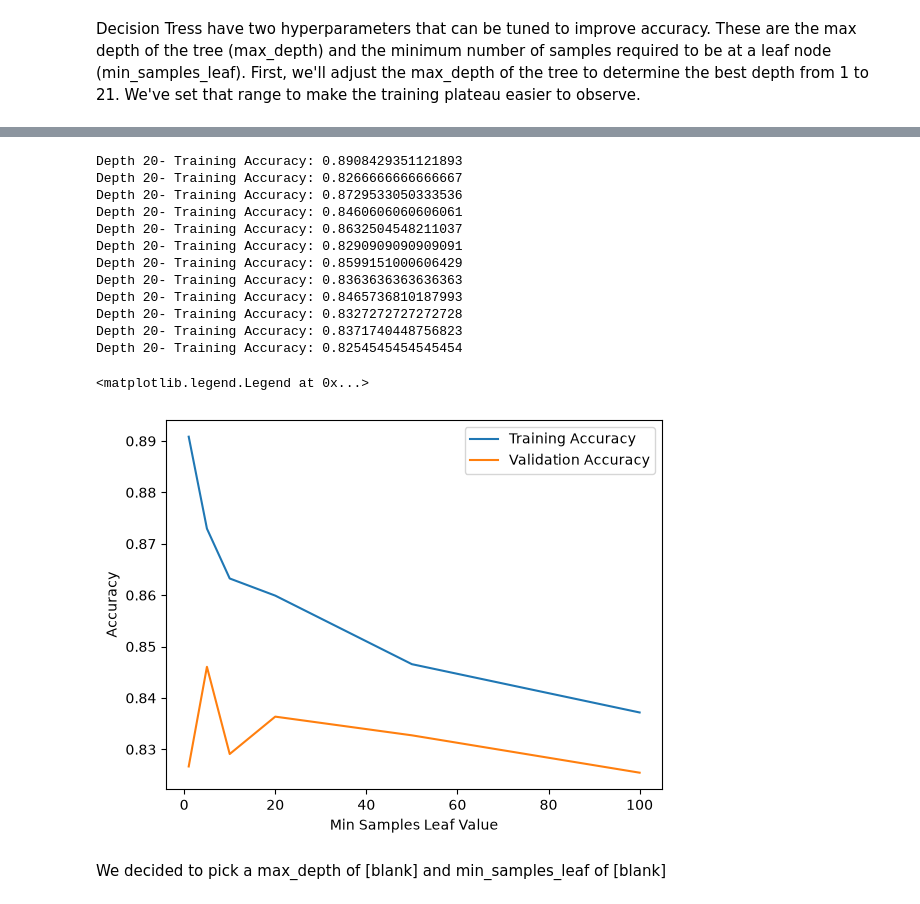
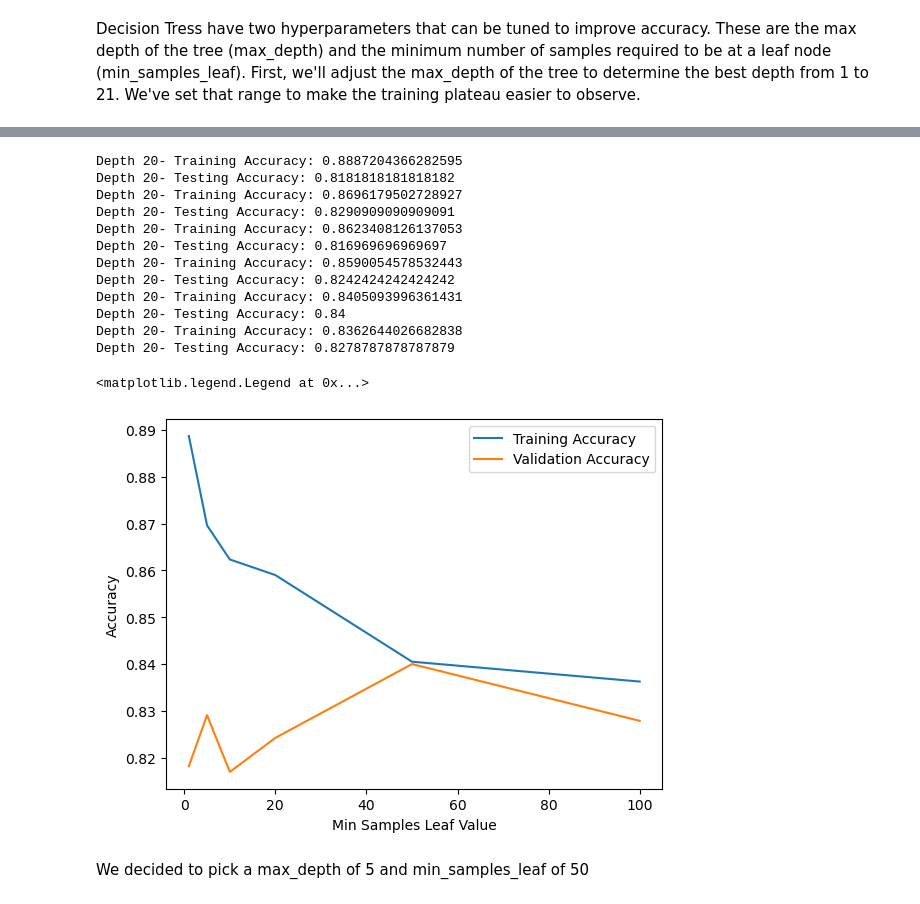
Before and after one commit to CarlosOlvera05/ML-Course-Project, a Jupyter notebook: MLProject.ipynb, the cells around one changed output, grey strips where cells are left out. Drawn from its saved outputs; the diff is of its cells as text; code cells hidden in the pictures.

```diff
--- a/MLProject.ipynb
+++ b/MLProject.ipynb
@@ -360,14 +362,24 @@ videogame_labels = videogame_df['label_highselling']
 videogame_features = videogame_df.drop(columns=['label_highselling','title'])
 
 # We use the 80-20 split to separate our data into training and test sets.
-X_train, X_test, y_train, y_test = train_test_split(videogame_features, videogame_labels, test_size=0.2, train_size=0.8)
+X_train, X_test, y_train, y_test = train_test_split(
+    videogame_features,
+    videogame_labels,
+    test_size=0.2,
+    random_state=42,
+    stratify=videogame_labels
+)
 
 # Verify the number of records in each.
 print("Number of Training Records: " + str(len(X_train)))
 print("Number of Test Records: " + str(len(X_test)))
 
 # We can use the sci-kit learn DecisionTreeClassifier. We can then keep track of its accuracy.
-decision_tree = DecisionTreeClassifier(criterion='entropy', max_depth=10)
+decision_tree = DecisionTreeClassifier(
+    criterion="entropy",
+    max_depth=10,
+    random_state=42
+)
 decision_tree.fit(X_train, y_train)
 
 prediction = decision_tree.predict(X_test)
@@ -384,7 +396,11 @@ training_accuracies = []
 testing_accuracies = []
 
 for depth in range(1, 21):
-    decision_tree = DecisionTreeClassifier(criterion='entropy', max_depth=depth)
+    decision_tree = DecisionTreeClassifier(
+    criterion="entropy",
+    max_depth=depth,
+    random_state=42
+    )
     decision_tree.fit(X_train, y_train)
 
     training_prediction = decision_tree.predict(X_train)
@@ -396,7 +412,7 @@ for depth in range(1, 21):
     testing_accuracies.append(testing_accuracy)
 
     print("Depth " + str(depth) + "- Training Accuracy: " + str(training_accuracy))
-    print("Depth " + str(depth) + "- Training Accuracy: " + str(testing_accuracy))
+    print("Depth " + str(depth) + "- Testing Accuracy: " + str(testing_accuracy))
 
 # We can see a visual of the accuracies here. We want to pick a validation accuracy that's highest
 # while the depth is kept low.
@@ -428,47 +444,52 @@ Depth 20- Training Accuracy: 0.816969696969697
 # %%
 # We pick a set of leaf values that increases exponentially as smaller hyperparameter values are more
 # are more impactful for this value
 min_samples_leaves = [1, 5, 10, 20, 50, 100]
 training_accuracies = []
 testing_accuracies = []
 
 for n in min_samples_leaves:
-    decision_tree = DecisionTreeClassifier(criterion='entropy', max_depth=10, min_samples_leaf=n)
+    decision_tree = DecisionTreeClassifier(
+    criterion="entropy",
+    max_depth=10,
+    min_samples_leaf=n,
+    random_state=42
+    )
     decision_tree.fit(X_train, y_train)
 
     training_prediction = decision_tree.predict(X_train)
     training_accuracy = accuracy_score(y_train, training_prediction)
     training_accuracies.append(training_accuracy)
 
     testing_prediction = decision_tree.predict(X_test)
     testing_accuracy = accuracy_score(y_test, testing_prediction)
     testing_accuracies.append(testing_accuracy)
 
     print("Depth " + str(depth) + "- Training Accuracy: " + str(training_accuracy))
-    print("Depth " + str(depth) + "- Training Accuracy: " + str(testing_accuracy))
+    print("Depth " + str(depth) + "- Testing Accuracy: " + str(testing_accuracy))
 
 # We can see a visual of the accuracies here. We want to pick a validation accuracy that's highest
 # while the depth is kept low.
 plt.plot(min_samples_leaves, training_accuracies, label='Training Accuracy')
 plt.plot(min_samples_leaves, testing_accuracies, label='Validation Accuracy')
 plt.xlabel('Min Samples Leaf Value')
 plt.ylabel('Accuracy')
 plt.legend()
 # %% [output]
-Depth 20- Training Accuracy: 0.8908429351121893
-Depth 20- Training Accuracy: 0.8266666666666667
-Depth 20- Training Accuracy: 0.8729533050333536
-Depth 20- Training Accuracy: 0.8460606060606061
-Depth 20- Training Accuracy: 0.8632504548211037
-Depth 20- Training Accuracy: 0.8290909090909091
-Depth 20- Training Accuracy: 0.8599151000606429
-Depth 20- Training Accuracy: 0.8363636363636363
-Depth 20- Training Accuracy: 0.8465736810187993
-Depth 20- Training Accuracy: 0.8327272727272728
-Depth 20- Training Accuracy: 0.8371740448756823
-Depth 20- Training Accuracy: 0.8254545454545454
+Depth 20- Training Accuracy: 0.8887204366282595
+Depth 20- Testing Accuracy: 0.8181818181818182
+Depth 20- Training Accuracy: 0.8696179502728927
+Depth 20- Testing Accuracy: 0.8290909090909091
+Depth 20- Training Accuracy: 0.8623408126137053
+Depth 20- Testing Accuracy: 0.816969696969697
+Depth 20- Training Accuracy: 0.8590054578532443
+Depth 20- Testing Accuracy: 0.8242424242424242
+Depth 20- Training Accuracy: 0.8405093996361431
+Depth 20- Testing Accuracy: 0.84
+Depth 20- Training Accuracy: 0.8362644026682838
+Depth 20- Testing Accuracy: 0.8278787878787879
 <matplotlib.legend.Legend at 0x...>
-[figure, old version]
+[figure, new version]
 # %% [markdown]
-We decided to pick a max_depth of [blank] and min_samples_leaf of [blank]
+We decided to pick a max_depth of 5 and min_samples_leaf of 50
 # %%
```
Also changed, not shown: parts of 48 cells of this notebook.
